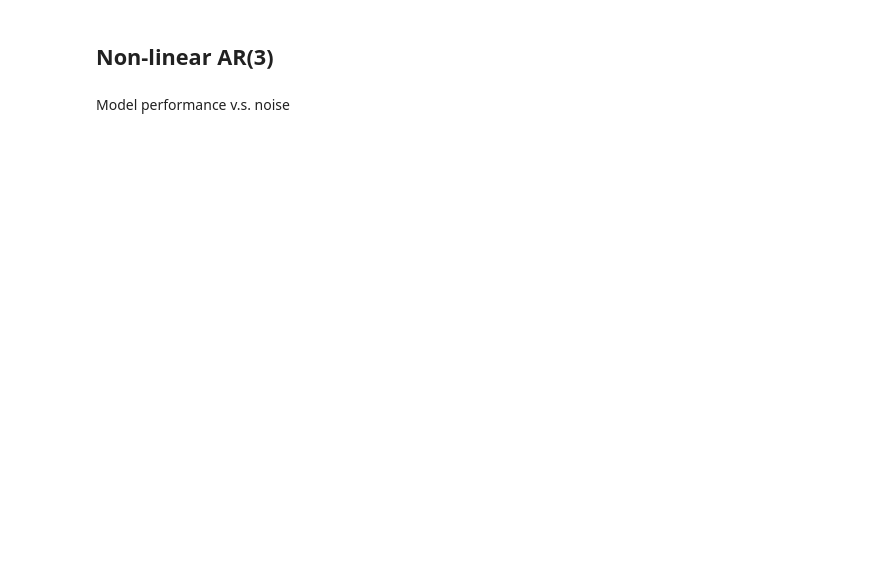
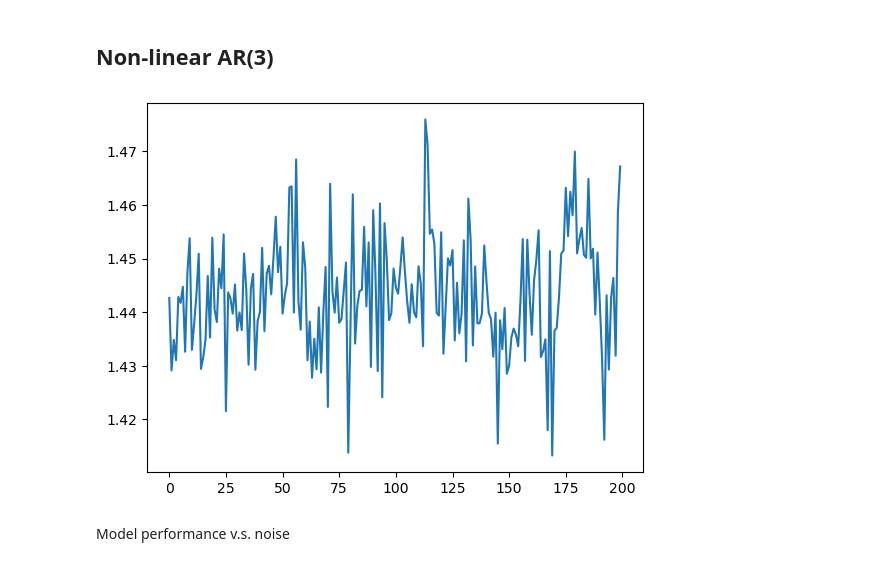
Before and after one commit to RRemixx/eecs598003, a Jupyter notebook: project/x3.ipynb, the cells around one changed output. Cells and saved outputs as stored; diff of their text form; code cells hidden in the pictures; blank space fills up the shorter version.

Commit message:
add nonlinear data

```diff
--- a/project/x3.ipynb
+++ b/project/x3.ipynb
@@ -9,6 +9,15 @@ from model import *
 from data import *
 # %% [markdown]
 ## Non-linear AR(3)
+# %%
+init_seq = np.array([0.1, 0.2, 0.3])
+weights = np.array([0.1, 0.2, 0.7, 0.01])
+noise_func = gaussian_noise
+data = get_data(data_type='nonlinear_ar', init_seq=init_seq, weights=weights, noise_func=noise_func, normalize=False)
+plt.plot(data[200:400, 0])
+plt.show()
+# %% [output]
+[figure, added]
 # %% [markdown]
 Model performance v.s. noise
 # %%
```
Also changed, not shown: parts of 3 cells of this notebook, 2 other files.
